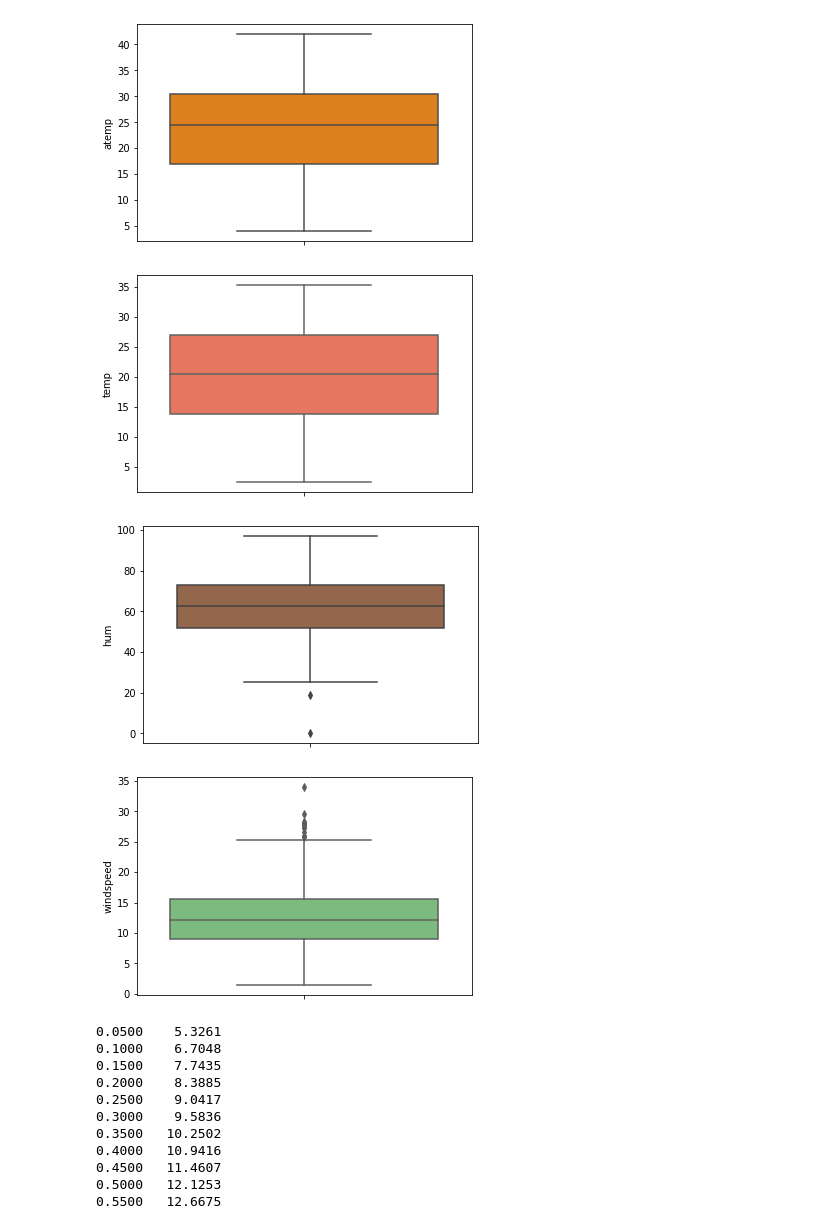
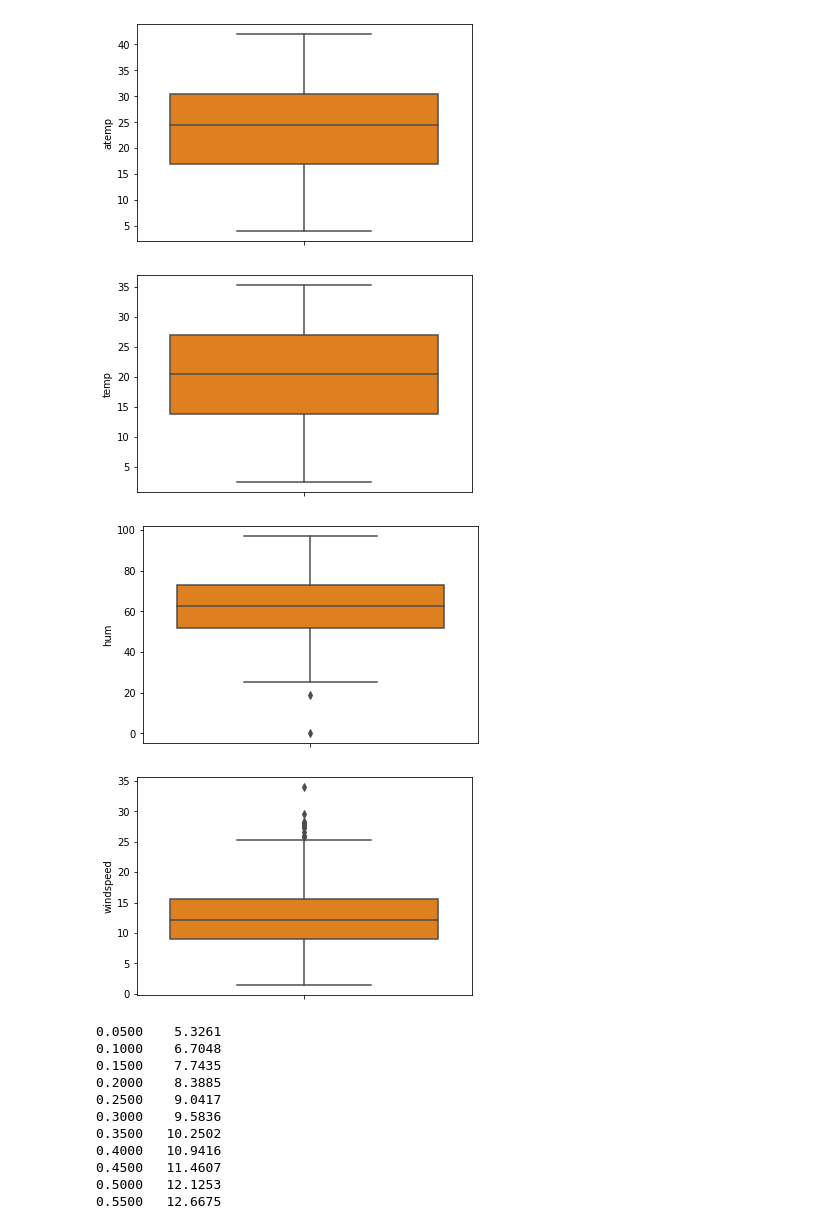
Before and after one commit to taruj/BikeSharing_Assignment, a Jupyter notebook: BikeSharing_Assignment.ipynb, the cells around one changed output. Drawn from its saved outputs; the diff is of its cells as text; code cells hidden in the pictures.

```diff
--- a/BikeSharing_Assignment.ipynb
+++ b/BikeSharing_Assignment.ipynb
@@ -36,7 +36,7 @@ from statsmodels.stats.outliers_influence import variance_inflation_factor
  # Set float format to 2 decimal points
 pd.options.display.float_format = '{:.4f}'.format
 
-plt.rcParams["figure.figsize"] = (10,10) # Set Default figsize of 15 by 15
+plt.rcParams["figure.figsize"] = (20,20) # Set Default figsize of 15 by 15
 plt.rcParams["axes.titlesize"] = 15
 pd.set_option('display.max_columns', None)
 # %% [output]
@@ -242,20 +242,20 @@ plt.show()
 # %% [output]
 [figure]
 # %%
-sns.boxplot(y=bike_data.temp, data=bike_data, orient="h", palette="Reds")
+sns.boxplot(y=bike_data.temp, data=bike_data, orient = "h", palette = "autumn")
 plt.show()
 # %% [output]
-[figure, old version]
+[figure, new version]
 # %%
-sns.boxplot(y=bike_data.hum, data=bike_data, orient="h", palette="copper")
+sns.boxplot(y=bike_data.hum, data=bike_data, orient = "h", palette = "autumn")
 plt.show()
 # %% [output]
-[figure, old version]
+[figure, new version]
 # %%
-sns.boxplot(y=bike_data.windspeed, data=bike_data, orient="h", palette="Greens")
+sns.boxplot(y=bike_data.windspeed, data=bike_data, orient = "h", palette = "autumn")
 plt.show()
 # %% [output]
-[figure, old version]
+[figure, new version]
 # %%
 windq = bike_data.windspeed.quantile(np.arange(0.05,1,0.05))
 windq
```
Also changed, not shown: parts of 39 cells of this notebook.
